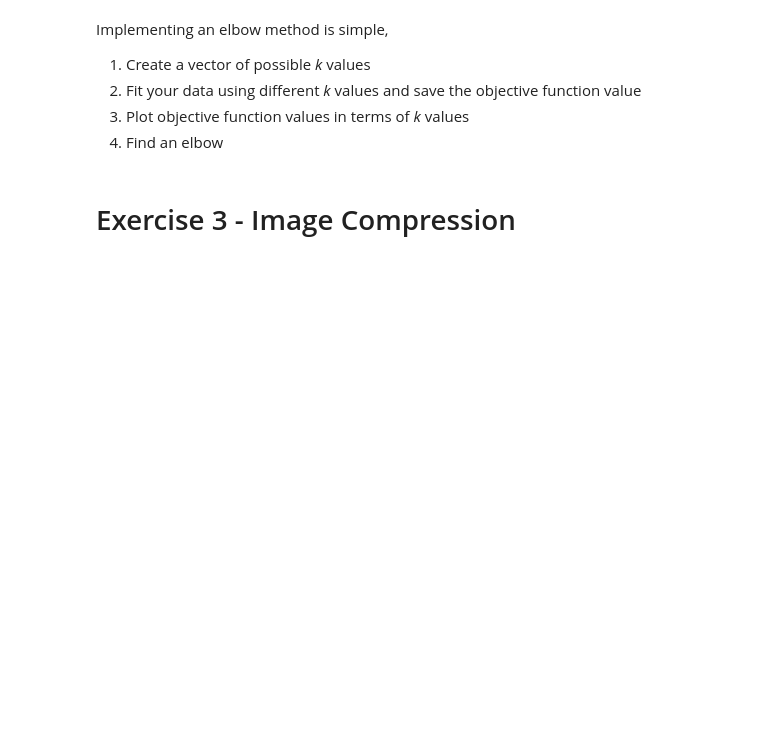
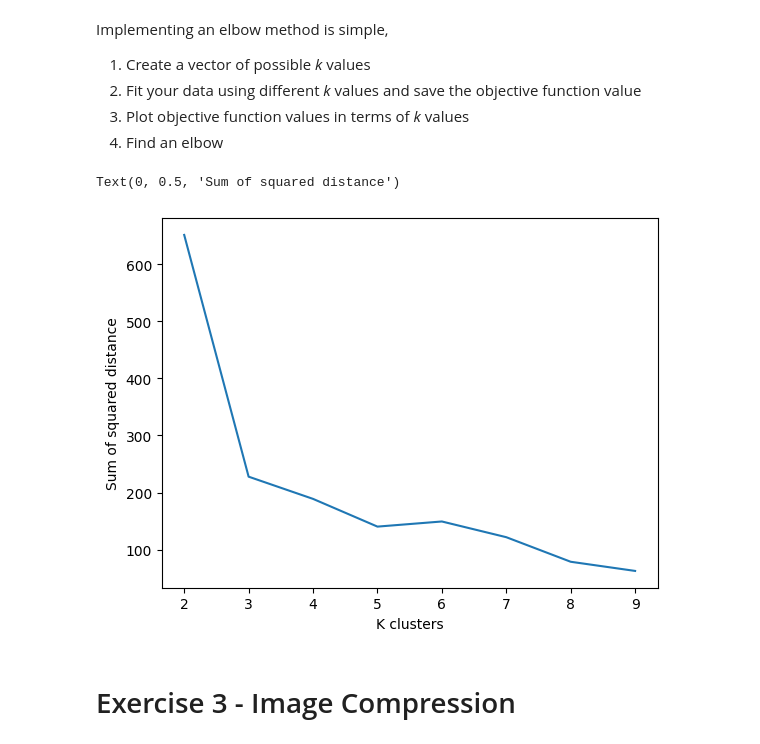
Before and after one commit to TomasKricka/MPA-MLF, a Jupyter notebook: cv2/Lab_02_task.ipynb, the cells around one changed output. Cells and saved outputs as stored; diff of their text form; code cells hidden in the pictures; blank space fills up the shorter version.

```diff
--- a/cv2/Lab_02_task.ipynb
+++ b/cv2/Lab_02_task.ipynb
@@ -271,3 +347,21 @@ all_objective = []
+# %%
+k_all = range(2, 10)
+all_objective = []
+
+for i in k_all:
+    a, b = fit(points, i, 1000)
+    all_objective.append(b)
+
+plt.figure()
+plt.plot(k_all, all_objective)
+plt.xlabel('K clusters')
+plt.ylabel('Sum of squared distance')
+
+
+#WRITE YOUR CODE HERE
+# %% [output]
+Text(0, 0.5, 'Sum of squared distance')
+[figure, added]
 # %%
 plt.figure()
 plt.plot(k_all, all_objective)
```
Also changed, not shown: parts of 8 cells of this notebook.
